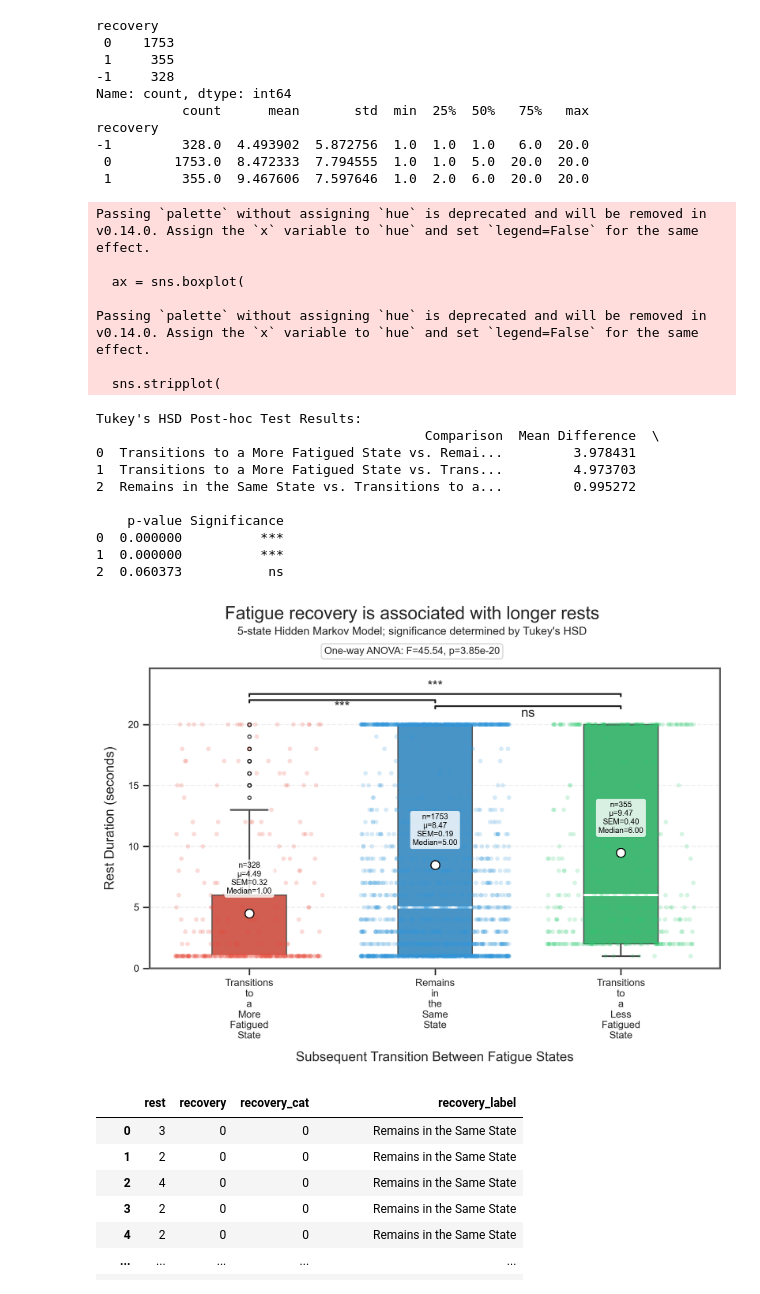
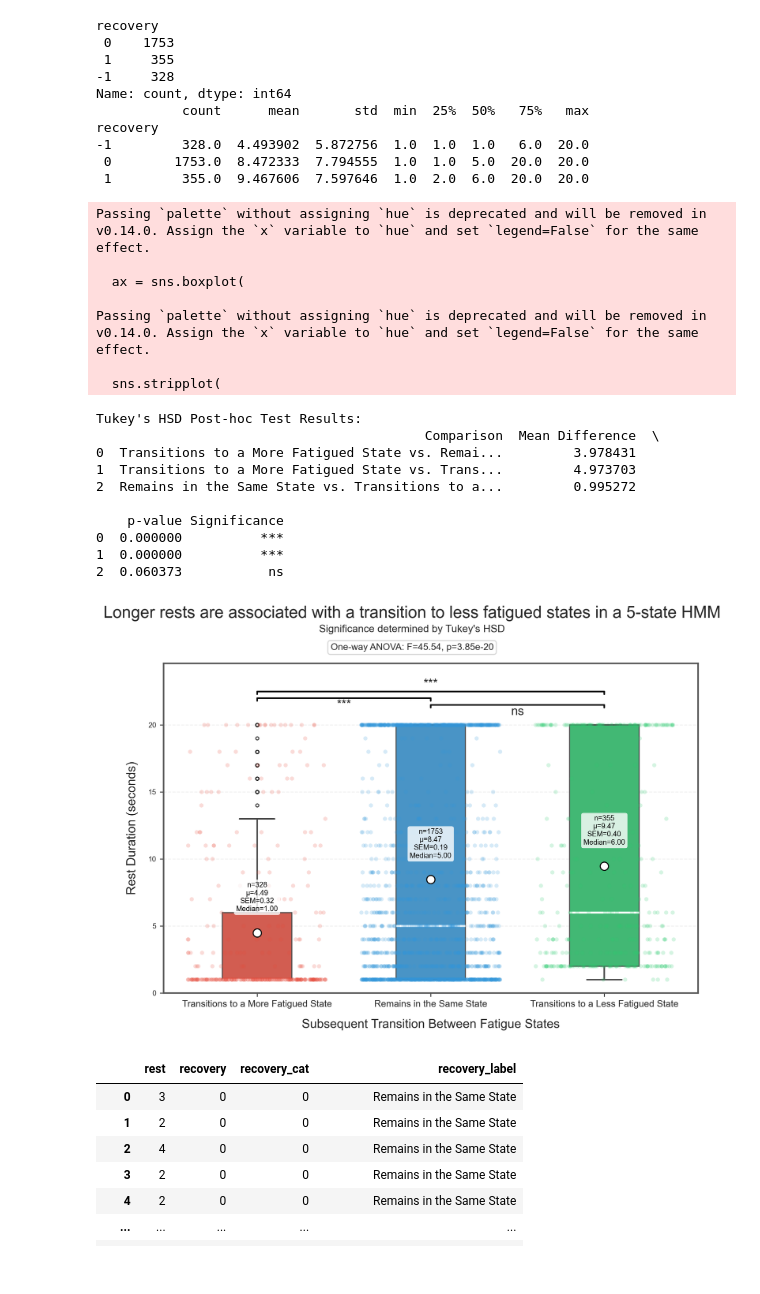
Before and after one commit to nklevak/CognitiveFatigue_TaskSpecificity, a Jupyter notebook: HMM_modeling/hmmlearn_implementation/2_analyze_pooled_model.ipynb, the cells around one changed output. Saved outputs shown, nothing was run; the diff lists cells and outputs as text; code cells hidden in the pictures.

Commit message:
fin graph

```diff
--- a/HMM_modeling/hmmlearn_implementation/2_analyze_pooled_model.ipynb
+++ b/HMM_modeling/hmmlearn_implementation/2_analyze_pooled_model.ipynb
@@ -520,7 +520,7 @@ plt.rcParams.update({
     'axes.titlesize': 14,
     'axes.labelsize': 12,
     'xtick.labelsize': 9,
-    'ytick.labelsize': 9
+    'ytick.labelsize': 7
 })
 
 # Create boxplots
@@ -696,8 +696,7 @@ ax.set_ylabel('Rest Duration (seconds)', labelpad=10)
 ax.grid(axis='y', linestyle='--', alpha=0.3)
 
 # Customize x-tick labels
-plt.xticks(ticks=range(len(cat_labels)), labels=[l.replace(' ', '\n') for l in cat_labels])
-
+plt.xticks(ticks=range(len(cat_labels)), labels=cat_labels)
 # y-axis formatting
 ax.yaxis.set_major_locator(mtick.MaxNLocator(nbins=6, integer=True))
 ax.set_ylim(bottom=0)  # Start y-axis at 0
@@ -710,37 +709,37 @@ for spine in ax.spines.values():
 plt.tight_layout()
 
 # Add main title
-plt.suptitle('Fatigue recovery is associated with longer rests',
+plt.suptitle('Longer rests are associated with a transition to less fatigued states in a 5-state HMM',
            fontsize=16, y=0.98)
 
-plt.figtext(0.5, 0.92, '5-state Hidden Markov Model; significance determined by Tukey\'s HSD',
+plt.figtext(0.5, 0.92, 'Significance determined by Tukey\'s HSD',
           ha='center', fontsize=10)
 
 # Adjust the top margin to make room for titles
 plt.subplots_adjust(top=0.85)
 
 plt.savefig('rest_duration_by_fatigue_transition.png', dpi=300, bbox_inches='tight')
 plt.savefig('rest_duration_by_fatigue_transition.pdf', bbox_inches='tight')
 plt.show()
 # %% [output]
 Passing `palette` without assigning `hue` is deprecated and will be removed in v0.14.0. Assign the `x` variable to `hue` and set `legend=False` for the same effect.
 
   ax = sns.boxplot(
 
 Passing `palette` without assigning `hue` is deprecated and will be removed in v0.14.0. Assign the `x` variable to `hue` and set `legend=False` for the same effect.
 
   sns.stripplot(
 Tukey's HSD Post-hoc Test Results:
                                           Comparison  Mean Difference  \
 0  Transitions to a More Fatigued State vs. Remai...         3.978431
 1  Transitions to a More Fatigued State vs. Trans...         4.973703
 2  Remains in the Same State vs. Transitions to a...         0.995272
 
     p-value Significance
 0  0.000000          ***
 1  0.000000          ***
 2  0.060373           ns
-[figure, old version]
+[figure, new version]
 # %%
 rest_recovery_df
 # %% [output]
```
Also changed, not shown: parts of 5 cells of this notebook, 1 other file.
